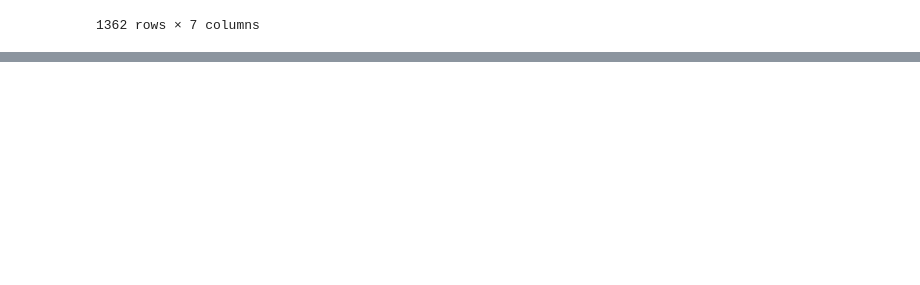
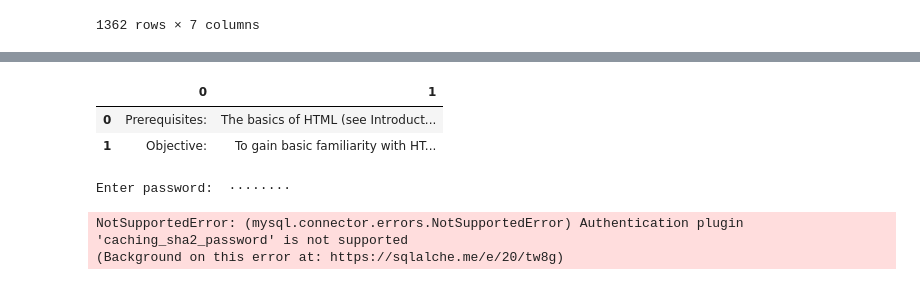
Before and after one commit to abdullah4tech/DataScience, a Jupyter notebook: Pandas.ipynb, the cells around one changed output, grey strips where cells are left out. Cells and saved outputs as stored; diff of their text form; code cells hidden in the pictures; blank space fills up the shorter version.

```diff
--- a/Pandas.ipynb
+++ b/Pandas.ipynb
@@ -839,0 +891,8 @@ data[(data['Age'] == 56) & (data['Membership_Years'] <= 25)]
+# %%
+data = pd.read_html('https://developer.mozilla.org/en-US/docs/Learn/HTML/Tables/Basics')
+# %%
+data[0]
+# %% [output]
+|  | 0 | 1 |
+| 0 | Prerequisites: | The basics of HTML (see Introduct... |
+| 1 | Objective: | To gain basic familiarity with HT... |
@@ -839,0 +906,13 @@ data[(data['Age'] == 56) & (data['Membership_Years'] <= 25)]
+# %%
+from urllib.parse import quote_plus
+
+pwd = getpass('Enter password: ')
+encoded_pwd = quote_plus(pwd)
+conn = create_engine(f'mysql+mysqlconnector://root:{encoded_pwd}@localhost:3306/Pandas_Test')
+# %% [output]
+Enter password:  ········
+# %%
+sqldf = pd.read_sql('customers', conn)
+# %% [output]
+NotSupportedError: (mysql.connector.errors.NotSupportedError) Authentication plugin 'caching_sha2_password' is not supported
+(Background on this error at: https://sqlalche.me/e/20/tw8g)
```
Also changed, not shown: parts of 6 cells of this notebook, 8 other files.
